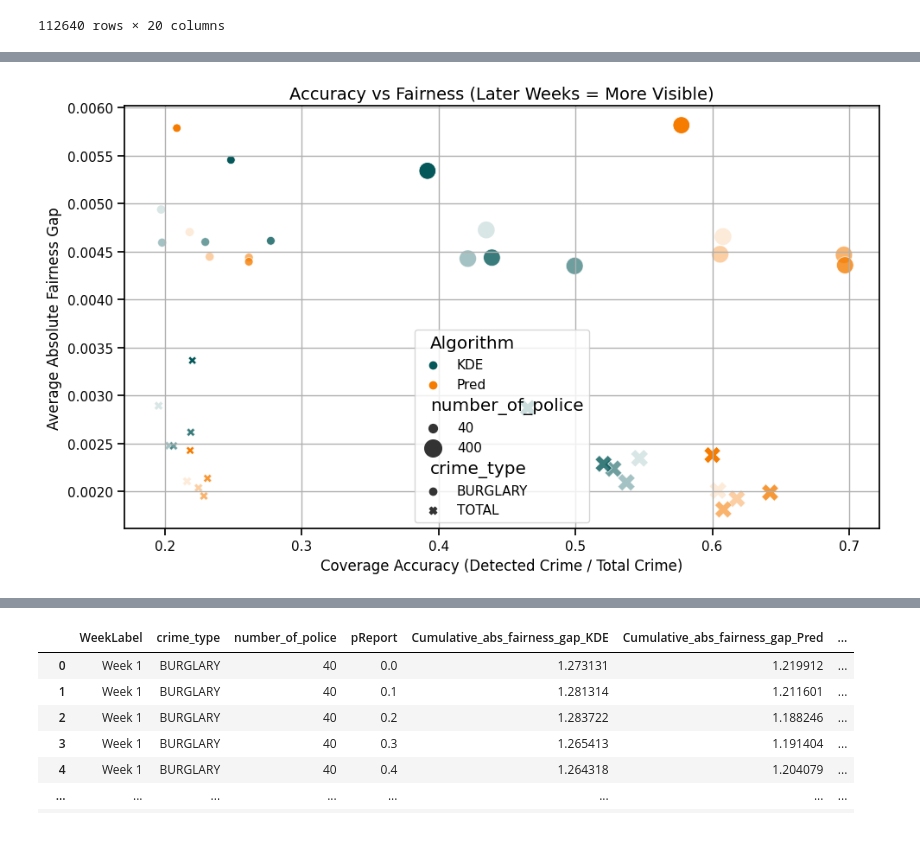
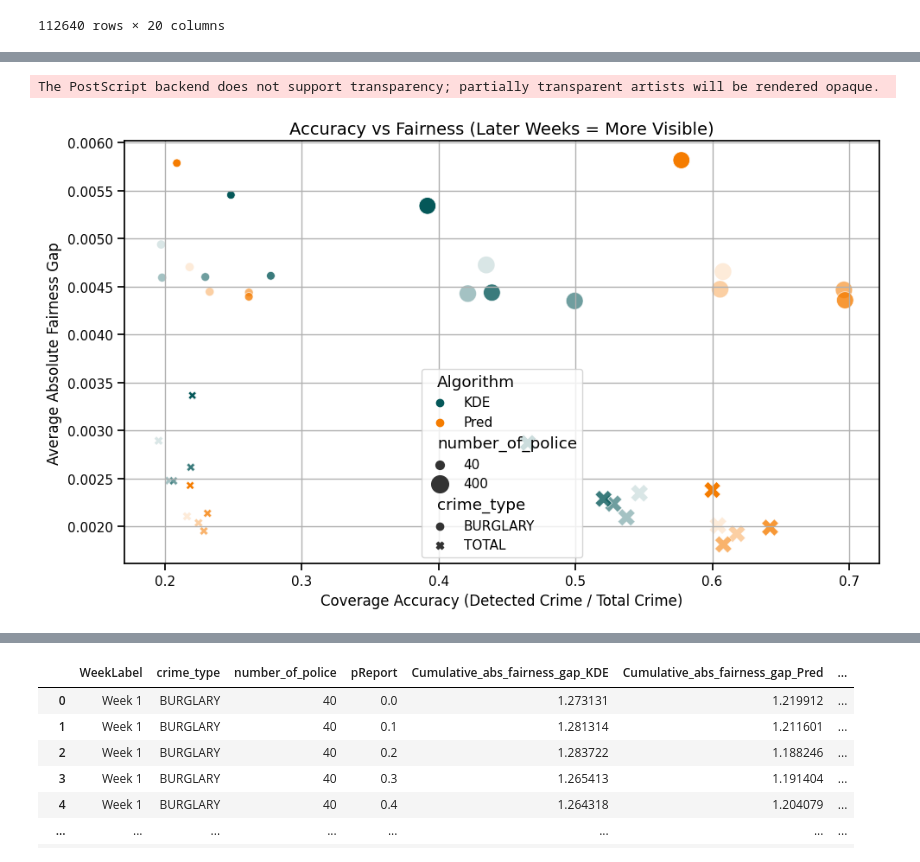
Before and after one commit to saminsemsar/Data_Analysis_Portfolio, a Jupyter notebook: PredictivePolicing/KDE_vs_Pred_paper_Analysis.ipynb, the cells around one changed output, grey strips where cells are left out. Saved outputs shown, nothing was run; the diff lists cells and outputs as text; code cells hidden in the pictures.

```diff
--- a/PredictivePolicing/KDE_vs_Pred_paper_Analysis.ipynb
+++ b/PredictivePolicing/KDE_vs_Pred_paper_Analysis.ipynb
@@ -283,7 +281,8 @@ wcolor= COLORS[0]
 kde_color = COLORS[2]
 pred_color = COLORS[7]
 
-sns.set_context("notebook", font_scale=1.2)
+
+sns.set_context("notebook", font_scale=1.1)
 plt.rcParams.update({
     'font.size': 12,
     'axes.titlesize': 14,
@@ -292,6 +291,10 @@ plt.rcParams.update({
     'ytick.labelsize': 11,
     'legend.fontsize': 11,
 })
+
+def set_min_figsize(width=10, height=4):
+    plt.gcf().set_size_inches(max(width, plt.gcf().get_size_inches()[0]),
+                              max(height, plt.gcf().get_size_inches()[1]))
 # %%
 def calc_trendline_with_params(data):
     """
@@ -960,34 +1009,40 @@ In this plot each data point represents a week in the simulation. More recent da
 # %%
 subset = weekly_df[
     (weekly_df["pReport"].isin([0.4]))
 ].copy()
 # subset = weekly_df[
 #     (weekly_df["pReport"].isin([0.1, 0.9]))&
 #     (weekly_df["number_of_police"]==400)
 # ].copy()
 subset["alpha"] = 0.15 + 0.85 * (subset["Week"] - subset["Week"].min()) / (subset["Week"].max() - subset["Week"].min())
 
 plt.figure(figsize=(10, 6))
 sns.scatterplot(
     data=subset,
     x="coverage_accuracy",
     y="Average_abs_fairness_gap",
     hue="Algorithm",
     style="crime_type",
     size="number_of_police", #"pReport",
     sizes=(50, 200),
     palette=palette_dict,
     alpha=subset["alpha"]
 )
 
 plt.title("Accuracy vs Fairness (Later Weeks = More Visible)")
 plt.xlabel("Coverage Accuracy (Detected Crime / Total Crime)")
 plt.ylabel("Average Absolute Fairness Gap")
 plt.grid(True)
+
 plt.tight_layout()
+
+save_title = f'AccuracyVsAverageAbsFairnessOverTime_0.4'
+plt.savefig(f'{RRF}/{save_title}.png')
+plt.savefig(f'{RRF}/{save_title}.eps', format='eps')
 plt.show()
 # %% [output]
+The PostScript backend does not support transparency; partially transparent artists will be rendered opaque.
-[figure, old version]
+[figure, new version]
 # %% [markdown]
 ### Questions this plot answers:
 #### Aim 1: Fairness and Accuracy Comparison
```
Also changed, not shown: parts of 32 cells of this notebook.
